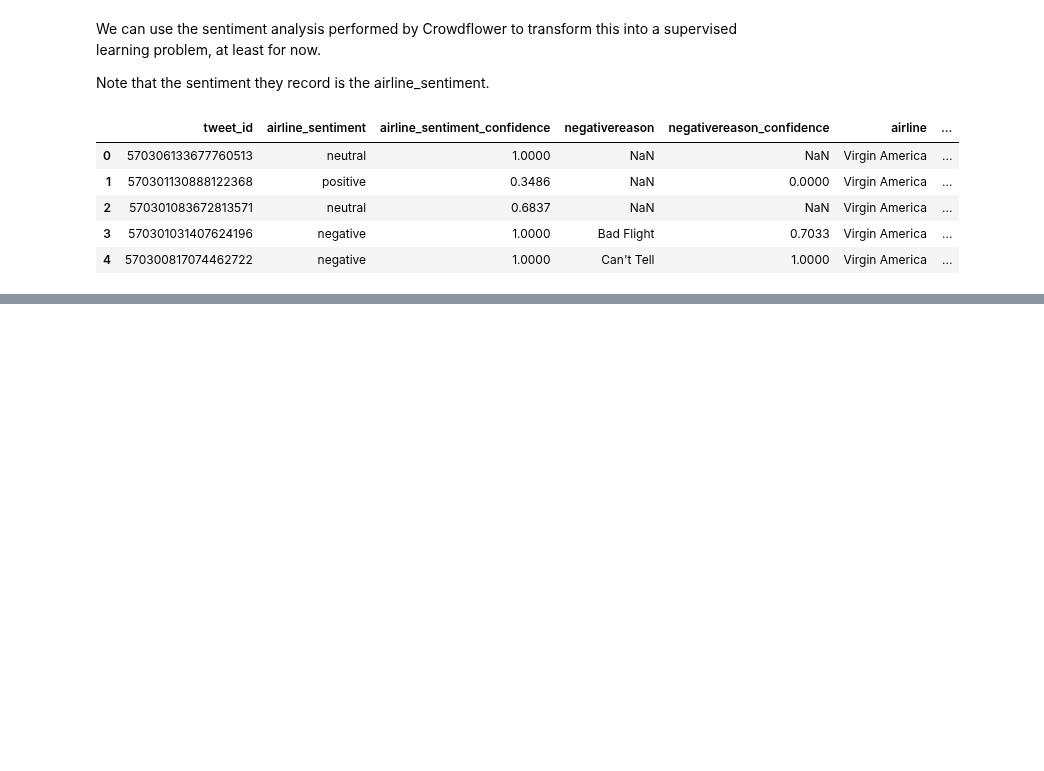
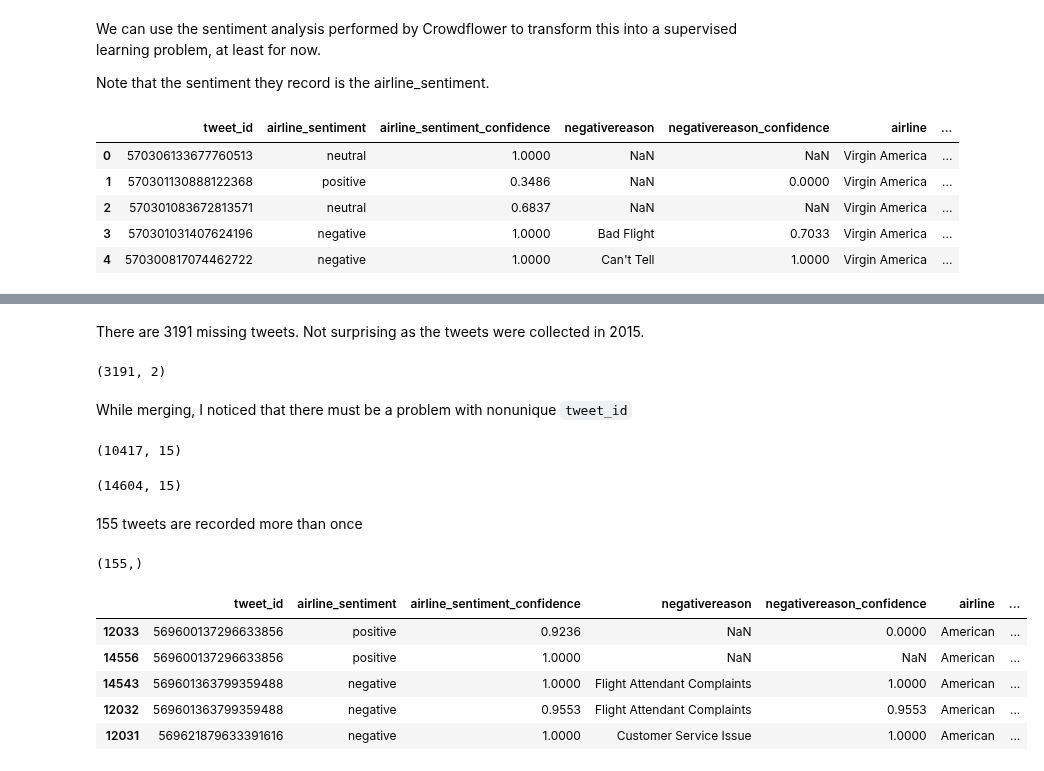
Before and after one commit to ryatchak/springboard, a Jupyter notebook: capstone2_nlp/initial_eda.ipynb, the cells around one changed output, grey strips where cells are left out. Saved outputs shown, nothing was run; the diff lists cells and outputs as text; code cells hidden in the pictures; blank space fills up the shorter version.

```diff
--- a/capstone2_nlp/initial_eda.ipynb
+++ b/capstone2_nlp/initial_eda.ipynb
@@ -290,0 +356,36 @@ Reshape your data either using array.reshape(-1, 1) if your data has a single fe
+# %% [markdown]
+There are 3191 missing tweets. Not surprising as the tweets were collected in 2015.
+# %%
+original_tweet[original_tweet.text.isna()].shape
+# %% [output]
+(3191, 2)
+# %% [markdown]
+While merging, I noticed that there must be a problem with nonunique `tweet_id`
+# %%
+tweets.merge(original_tweet).shape
+# %% [output]
+(10417, 15)
+# %%
+tweets.shape
+# %% [output]
+(14604, 15)
+# %%
+no_appear = tweets.tweet_id.value_counts()
+duplicate_tweets = no_appear.where(no_appear > 1).dropna()
+df_duplicate = tweets[tweets.tweet_id.isin(duplicate_tweets.index)].sort_values(by='tweet_id')
+duplicate_ids = list(duplicate_tweets.index)
+# %% [markdown]
+155 tweets are recorded more than once
+# %%
+duplicate_tweets.shape
+# %% [output]
+(155,)
+# %%
+df_duplicate.head()
+# %% [output]
+|  | tweet_id | airline_sentiment | airline_sentiment_confidence | negativereason | negativereason_confidence | airline | ... |
+| 12033 | 569600137296633856 | positive | 0.9236 | NaN | 0.0000 | American | ... |
+| 14556 | 569600137296633856 | positive | 1.0000 | NaN | NaN | American | ... |
+| 14543 | 569601363799359488 | negative | 1.0000 | Flight Attendant Complaints | 1.0000 | American | ... |
+| 12032 | 569601363799359488 | negative | 0.9553 | Flight Attendant Complaints | 0.9553 | American | ... |
+| 12031 | 569621879633391616 | negative | 1.0000 | Customer Service Issue | 1.0000 | American | ... |
```
Also changed, not shown: parts of 32 cells of this notebook.
